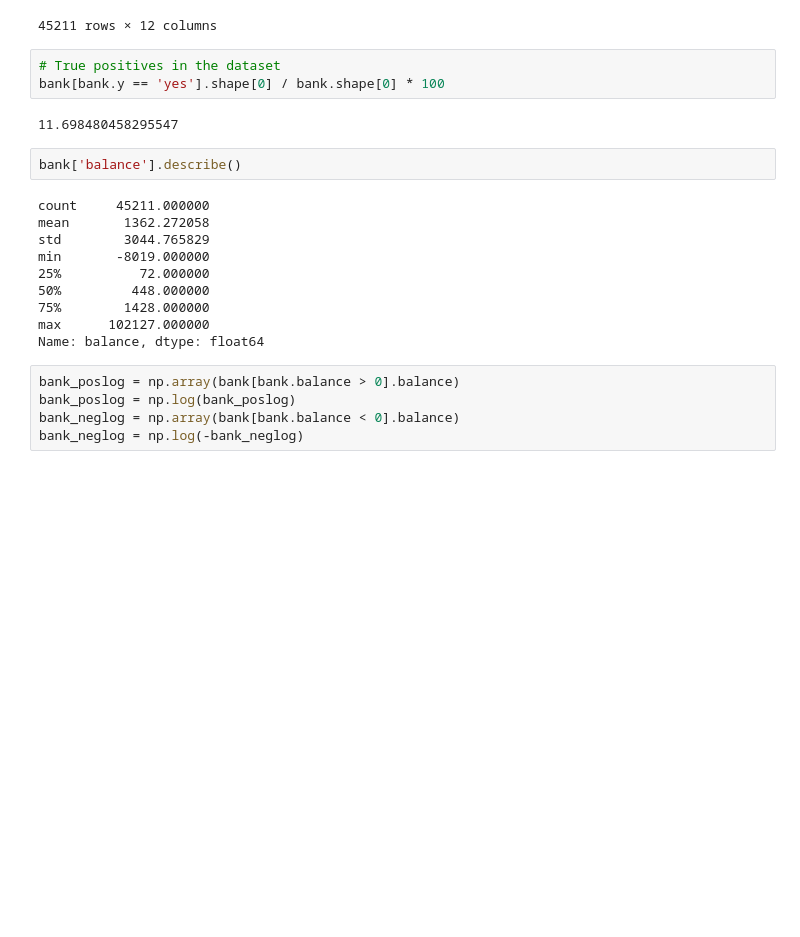
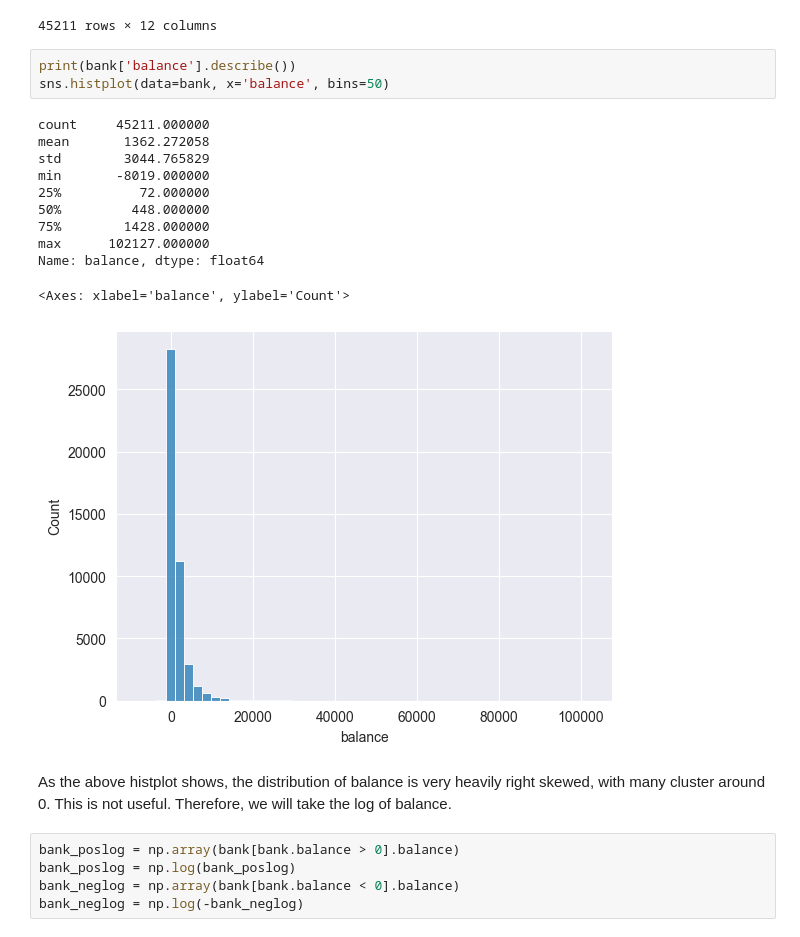
Before and after one commit to COGS118A/Group030-Wi23, a Jupyter notebook: CheckpointGroup030-Wi23.ipynb, the cells around one changed output. Saved outputs shown, nothing was run; the diff lists cells and outputs as text; blank space fills up the shorter version.

Commit message:
Additional comments on data wrangling

```diff
--- a/CheckpointGroup030-Wi23.ipynb
+++ b/CheckpointGroup030-Wi23.ipynb
@@ -126,23 +126,23 @@ bank
 | 45209 | 57 | blue-collar | married | secondary | no | 668 | no | no | nov | 4 | 0 | ... |
 | 45210 | 37 | entrepreneur | married | secondary | no | 2971 | no | no | nov | 2 | 11 | ... |
 45211 rows × 12 columns
-# %%
-# True positives in the dataset
-bank[bank.y == 'yes'].shape[0] / bank.shape[0] * 100
-# %% [output]
-11.698480458295547
-# %%
-bank['balance'].describe()
-# %% [output]
-count     45211.000000
-mean       1362.272058
-std        3044.765829
-min       -8019.000000
-25%          72.000000
-50%         448.000000
-75%        1428.000000
-max      102127.000000
-Name: balance, dtype: float64
+# %%
+print(bank['balance'].describe())
+sns.histplot(data=bank, x='balance', bins=50)
+# %% [output]
+count     45211.000000
+mean       1362.272058
+std        3044.765829
+min       -8019.000000
+25%          72.000000
+50%         448.000000
+75%        1428.000000
+max      102127.000000
+Name: balance, dtype: float64
+<Axes: xlabel='balance', ylabel='Count'>
+[figure, added]
+# %% [markdown]
+As the above histplot shows, the distribution of balance is very heavily right skewed, with many cluster around 0. This is not useful. Therefore, we will take the log of balance.
 # %%
 bank_poslog = np.array(bank[bank.balance > 0].balance)
 bank_poslog = np.log(bank_poslog)
```
Also changed, not shown: parts of 4 cells of this notebook.
